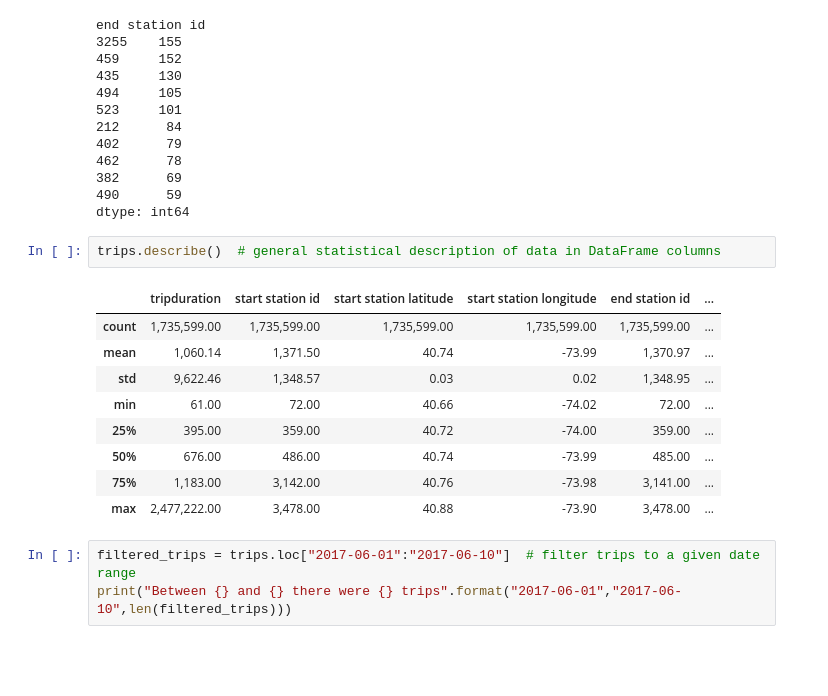
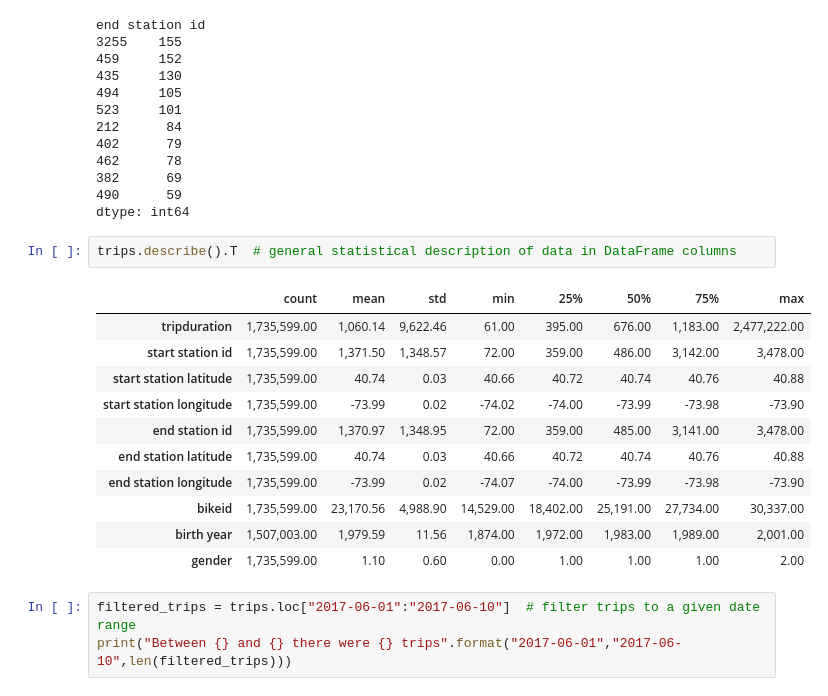
Before and after one commit to RafalKucharskiPK/DataScience_for_TransportationResearch, a Jupyter notebook: demo_onemonth.ipynb, the cells around one changed output. Saved outputs shown, nothing was run; the diff lists cells and outputs as text; blank space fills up the shorter version.

```diff
--- a/demo_onemonth.ipynb
+++ b/demo_onemonth.ipynb
@@ -155,17 +155,19 @@ end station id
 490      59
 dtype: int64
 # %%
-trips.describe()  # general statistical description of data in DataFrame columns
+trips.describe().T  # general statistical description of data in DataFrame columns
 # %% [output]
-|  | tripduration | start station id | start station latitude | start station longitude | end station id | ... |
-| count | 1,735,599.00 | 1,735,599.00 | 1,735,599.00 | 1,735,599.00 | 1,735,599.00 | ... |
-| mean | 1,060.14 | 1,371.50 | 40.74 | -73.99 | 1,370.97 | ... |
-| std | 9,622.46 | 1,348.57 | 0.03 | 0.02 | 1,348.95 | ... |
-| min | 61.00 | 72.00 | 40.66 | -74.02 | 72.00 | ... |
-| 25% | 395.00 | 359.00 | 40.72 | -74.00 | 359.00 | ... |
-| 50% | 676.00 | 486.00 | 40.74 | -73.99 | 485.00 | ... |
-| 75% | 1,183.00 | 3,142.00 | 40.76 | -73.98 | 3,141.00 | ... |
-| max | 2,477,222.00 | 3,478.00 | 40.88 | -73.90 | 3,478.00 | ... |
+|  | count | mean | std | min | 25% | 50% | 75% | max |
+| tripduration | 1,735,599.00 | 1,060.14 | 9,622.46 | 61.00 | 395.00 | 676.00 | 1,183.00 | 2,477,222.00 |
+| start station id | 1,735,599.00 | 1,371.50 | 1,348.57 | 72.00 | 359.00 | 486.00 | 3,142.00 | 3,478.00 |
+| start station latitude | 1,735,599.00 | 40.74 | 0.03 | 40.66 | 40.72 | 40.74 | 40.76 | 40.88 |
+| start station longitude | 1,735,599.00 | -73.99 | 0.02 | -74.02 | -74.00 | -73.99 | -73.98 | -73.90 |
+| end station id | 1,735,599.00 | 1,370.97 | 1,348.95 | 72.00 | 359.00 | 485.00 | 3,141.00 | 3,478.00 |
+| end station latitude | 1,735,599.00 | 40.74 | 0.03 | 40.66 | 40.72 | 40.74 | 40.76 | 40.88 |
+| end station longitude | 1,735,599.00 | -73.99 | 0.02 | -74.07 | -74.00 | -73.99 | -73.98 | -73.90 |
+| bikeid | 1,735,599.00 | 23,170.56 | 4,988.90 | 14,529.00 | 18,402.00 | 25,191.00 | 27,734.00 | 30,337.00 |
+| birth year | 1,507,003.00 | 1,979.59 | 11.56 | 1,874.00 | 1,972.00 | 1,983.00 | 1,989.00 | 2,001.00 |
+| gender | 1,735,599.00 | 1.10 | 0.60 | 0.00 | 1.00 | 1.00 | 1.00 | 2.00 |
 # %%
 filtered_trips = trips.loc["2017-06-01":"2017-06-10"]  # filter trips to a given date range
 print("Between {} and {} there were {} trips".format("2017-06-01","2017-06-10",len(filtered_trips)))
```
Also changed, not shown: parts of 5 cells of this notebook.
